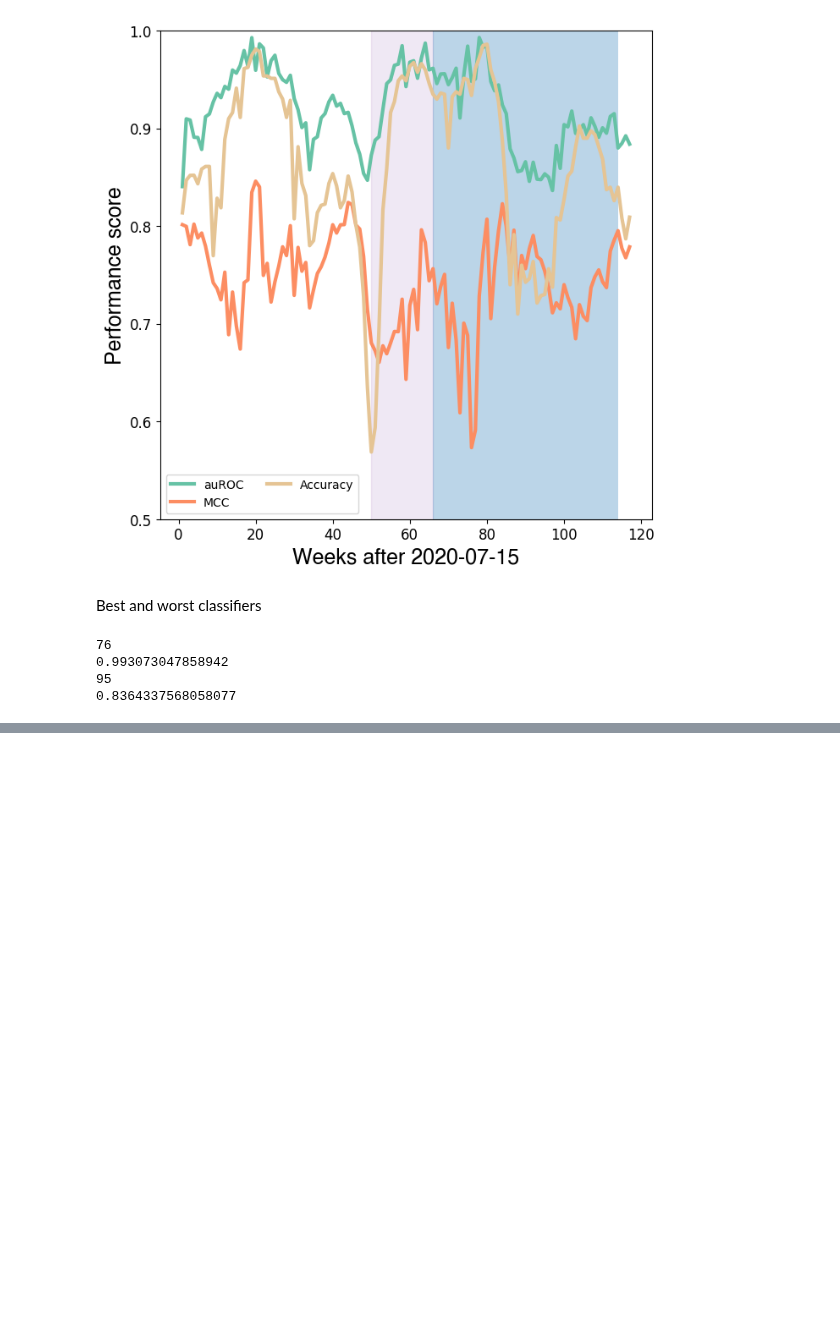
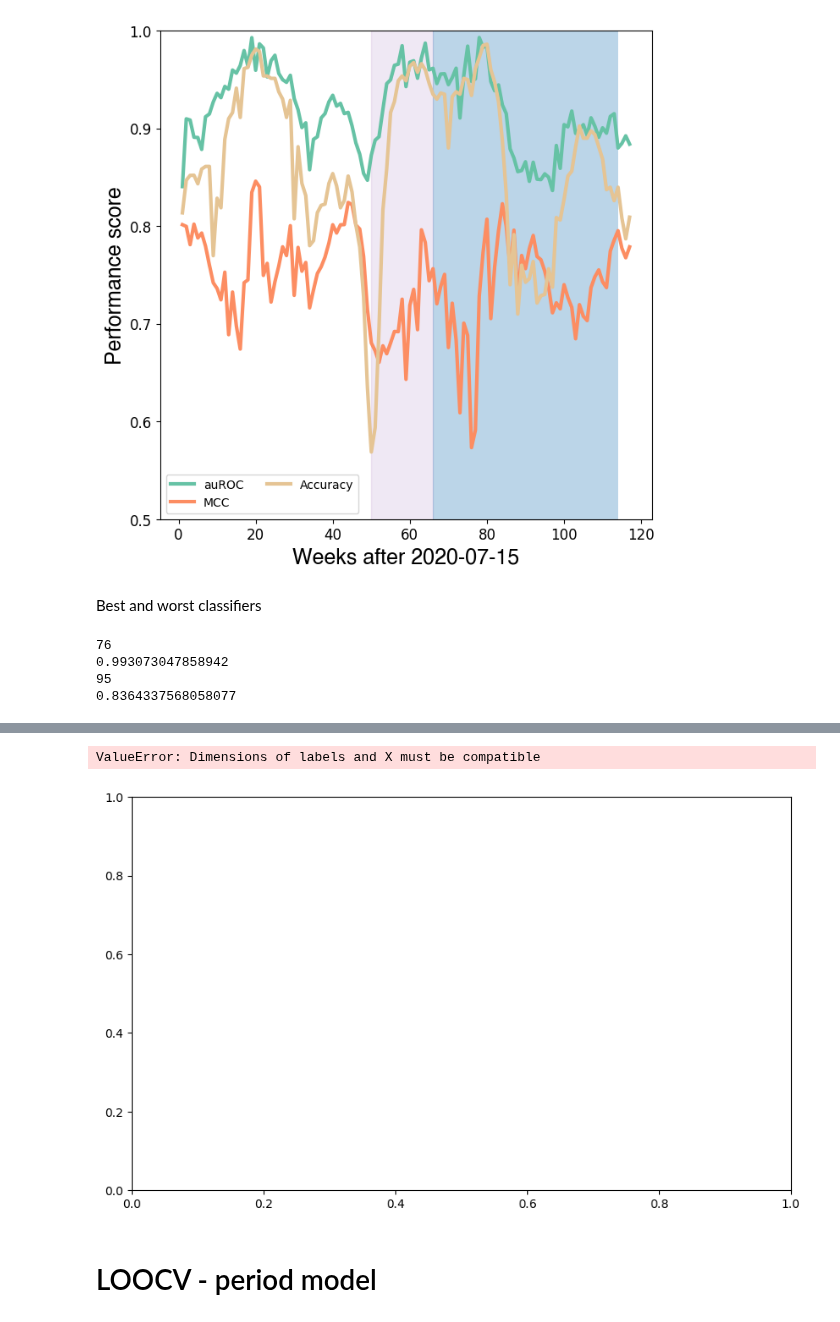
Before and after one commit to RachelMurray-Watson/COVID_forecasting, a Jupyter notebook: Expanding_training_set.ipynb, the cells around one changed output, grey strips where cells are left out. Cells and saved outputs as stored; diff of their text form; code cells hidden in the pictures; blank space fills up the shorter version.

Commit message:
Tried to do LOOCV but not enough datapoints

```diff
--- a/Expanding_training_set.ipynb
+++ b/Expanding_training_set.ipynb
@@ -557,0 +656,52 @@ pickle.dump(clf_full_period_worst, open(Worst_model, 'wb'))
+# %%
+ALL_METRICS_NAIVE = [ROC_by_HSA_naive, accuracy_by_HSA_naive, norm_MCC_by_HSA_naive]
+labels = ['auROC', 'Accuracy', 'MCC']
+labels_subplots = ['A', 'B', 'C', 'D', 'E', 'F']
+# %%
+for j, metric in enumerate(ALL_METRICS_NAIVE):
+    fig, axs = plt.subplots(figsize=(10, 6), facecolor='w', edgecolor='k')
+
+    all_values = []
+    labels = []
+    labels_ticks = [0]
+    for i, prediction_week in enumerate(weeks_to_predict):
+        values = metric[prediction_week].values()
+        values = [float(value) for value in values if value != 'NA' and value is not None]  # Convert and filter
+
+        if values:
+            all_values.append(values)
+            labels.append(f'Week {prediction_week}')
+        if prediction_week % 5 == 0:  # Label every 5th week
+                labels_ticks.append(f'{prediction_week}')
+
+    # Create a combined violin and box plot
+    whisker_props = dict(linewidth=1, color='#929BA0')
+    box_props = dict(facecolor='#A7BBEC', edgecolor='#929BA0')
+    outlier_props = dict(marker='.', markersize=2, markerfacecolor='#929BA0', markeredgecolor='#929BA0')
+
+    axs.boxplot(all_values, labels=labels, showfliers=True, patch_artist=True,boxprops=box_props, whiskerprops=whisker_props, flierprops = outlier_props)
+    # Rotate x-axis labels for better readability
+    plt.xticks(rotation=45, ha='right')
+
+    # Set ticks only for every 5th week
+    axs.set_xticks(np.arange(0, 80, step=5))
+    axs.set_xticklabels(labels_ticks, rotation=0)
+
+    # Add labels and title
+    plt.xlabel('Weeks after 2020-07-15', fontsize=18)
+    plt.ylabel(ylabels[j], fontsize=18)
+    axs.text(
+            axs.get_xlim()[0],
+            axs.get_ylim()[1] * 1.01,
+            labels_subplots[j],
+            fontsize=24,
+            **hfont,
+        )
+    plt.tight_layout()
+    #graph_name = '/Users/rem76/Documents/COVID_projections/COVID_forecasting/Graphs/' + 'Performance_naive_6_month_models_period_' + ylabels[j] +  '.png'
+    #plt.savefig(graph_name, dpi = 300)
+# %% [output]
+ValueError: Dimensions of labels and X must be compatible
+[figure, added]
+# %% [markdown]
+# LOOCV - period model
```
Also changed, not shown: parts of 9 cells of this notebook, 1 other file.
